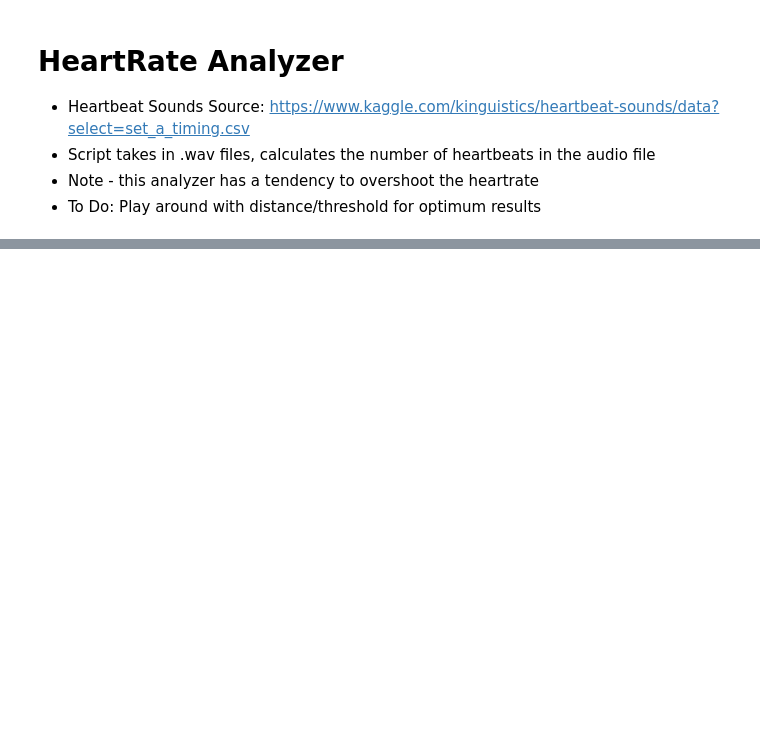
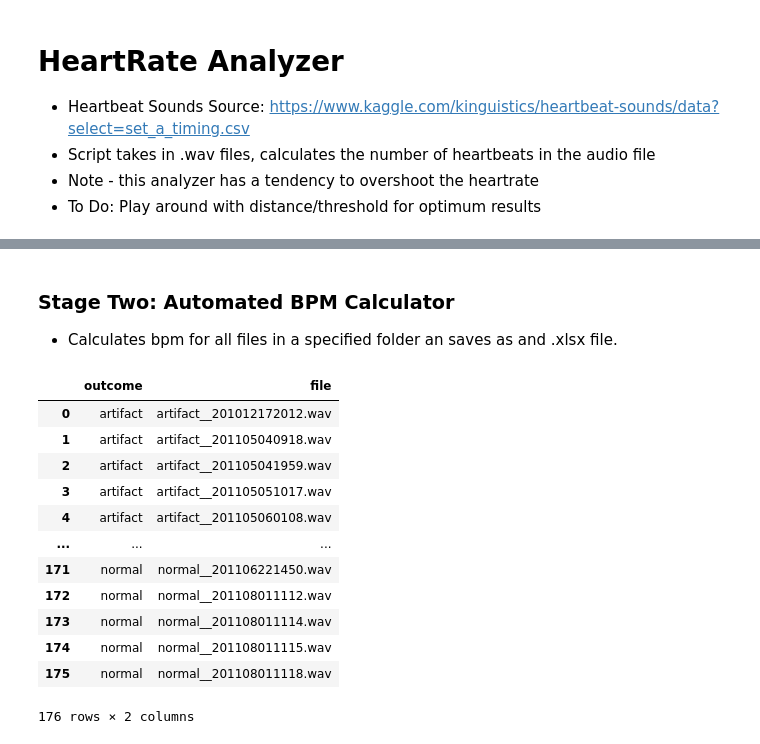
Before and after one commit to jenye-ai/heart_studio, a Jupyter notebook: hr_analysis.ipynb, the cells around one changed output, grey strips where cells are left out. Cells and saved outputs as stored; diff of their text form; code cells hidden in the pictures; blank space fills up the shorter version.

```diff
--- a/hr_analysis.ipynb
+++ b/hr_analysis.ipynb
@@ -40,0 +48,3 @@ bpm
+# %% [markdown]
+### Stage Two: Automated BPM Calculator
+- Calculates bpm for all files in a specified folder an saves as and .xlsx file.
@@ -40,0 +86,16 @@ bpm
+# %%
+feature_df
+# %% [output]
+|  | outcome | file |
+| 0 | artifact | artifact__201012172012.wav |
+| 1 | artifact | artifact__201105040918.wav |
+| 2 | artifact | artifact__201105041959.wav |
+| 3 | artifact | artifact__201105051017.wav |
+| 4 | artifact | artifact__201105060108.wav |
+| ... | ... | ... |
+| 171 | normal | normal__201106221450.wav |
+| 172 | normal | normal__201108011112.wav |
+| 173 | normal | normal__201108011114.wav |
+| 174 | normal | normal__201108011115.wav |
+| 175 | normal | normal__201108011118.wav |
+176 rows × 2 columns
```
Also changed, not shown: parts of 11 cells of this notebook, 2 other files.
